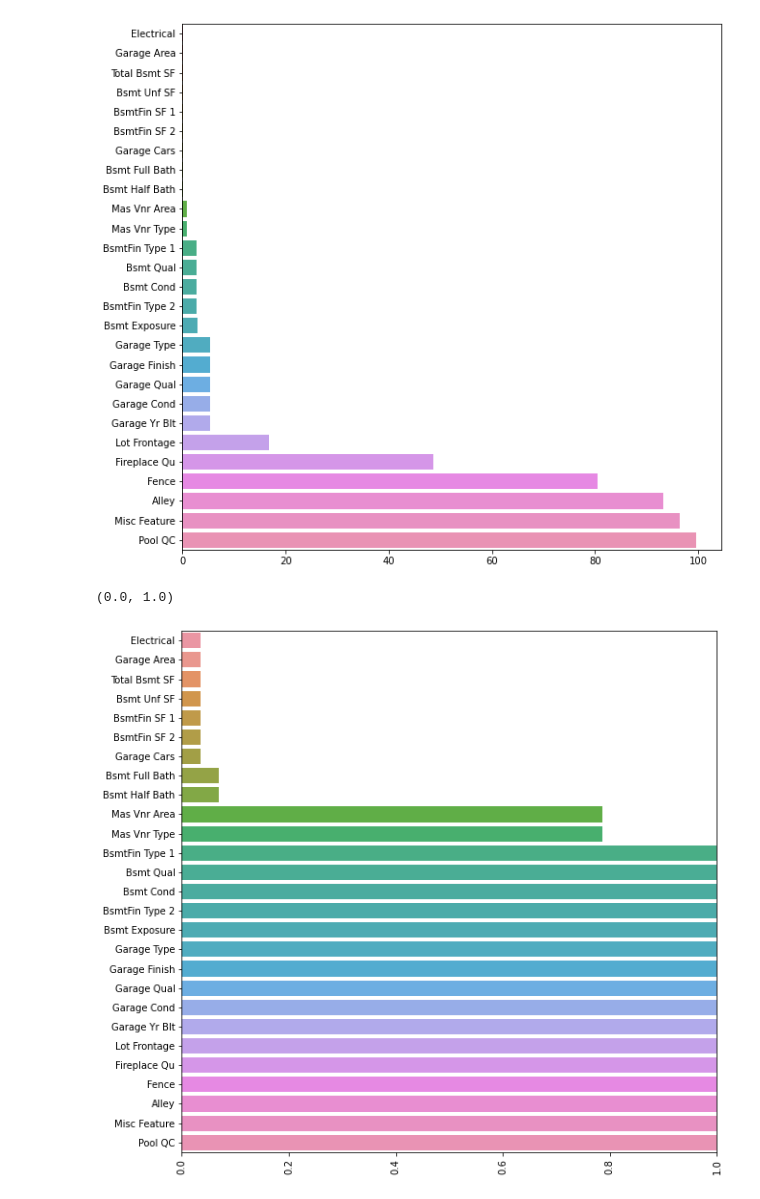
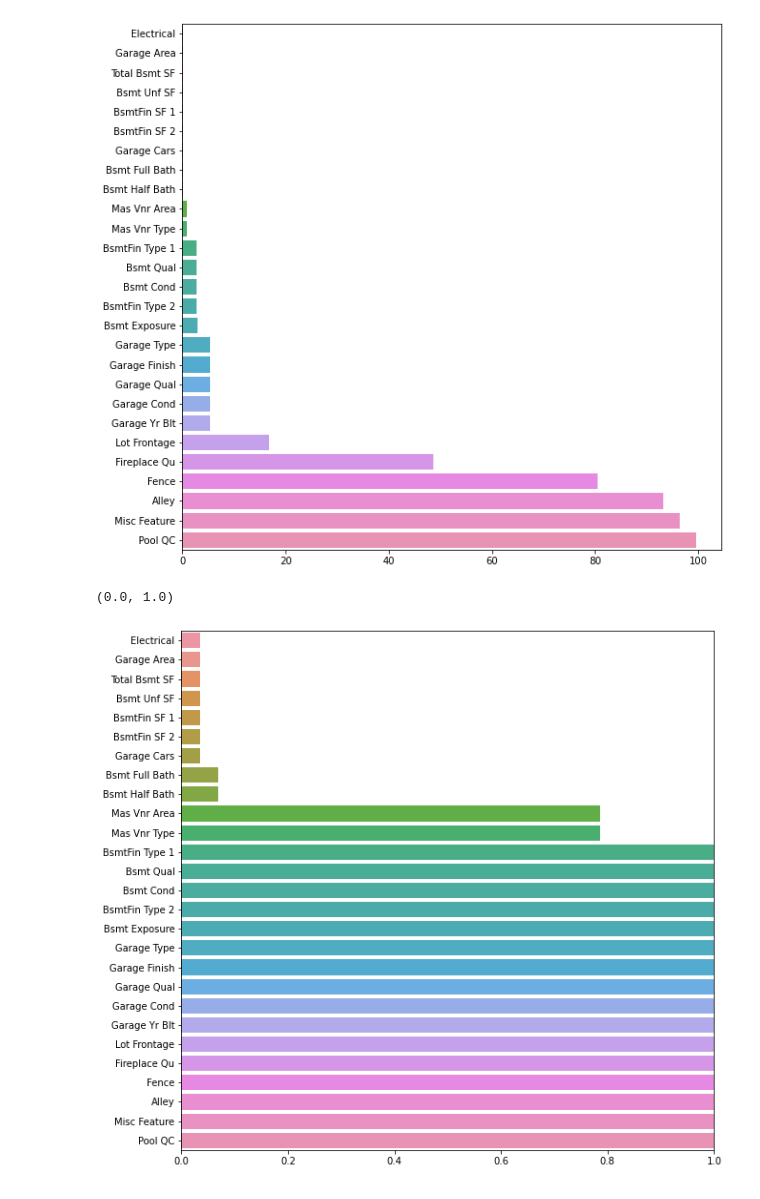
Before and after one commit to bgosha24/Linear-Regression-Project, a Jupyter notebook: Linear Regression Project.ipynb, the cells around one changed output. Drawn from its saved outputs; the diff is of its cells as text; code cells hidden in the pictures.

```diff
--- a/Linear Regression Project.ipynb
+++ b/Linear Regression Project.ipynb
@@ -203,8 +206,7 @@ sns.barplot(y=percent_nan.index,x=percent_nan)
 # %%
 plt.figure(figsize=(10,10))
 sns.barplot(x=percent_nan,y=percent_nan.index)
-plt.xticks(rotation=90);
 plt.xlim(0,1)
 # %% [output]
 (0.0, 1.0)
-[figure, old version]
+[figure, new version]
```
Also changed, not shown: parts of 41 cells of this notebook.
